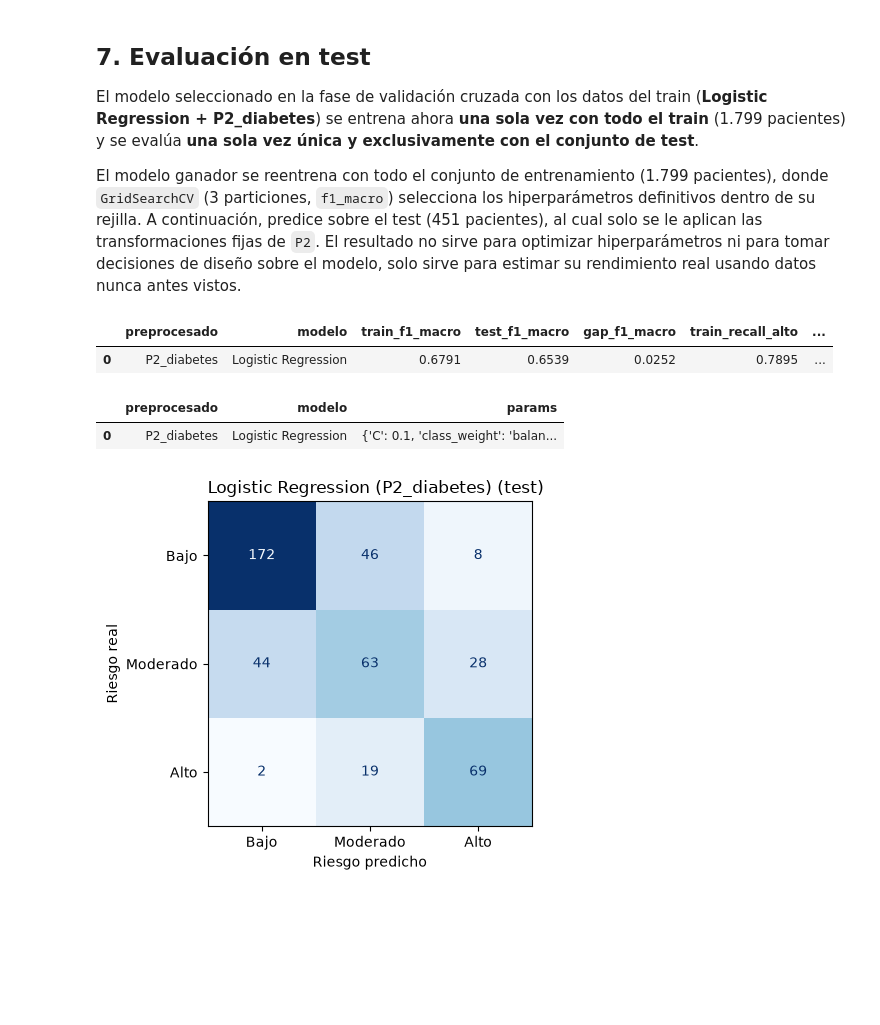
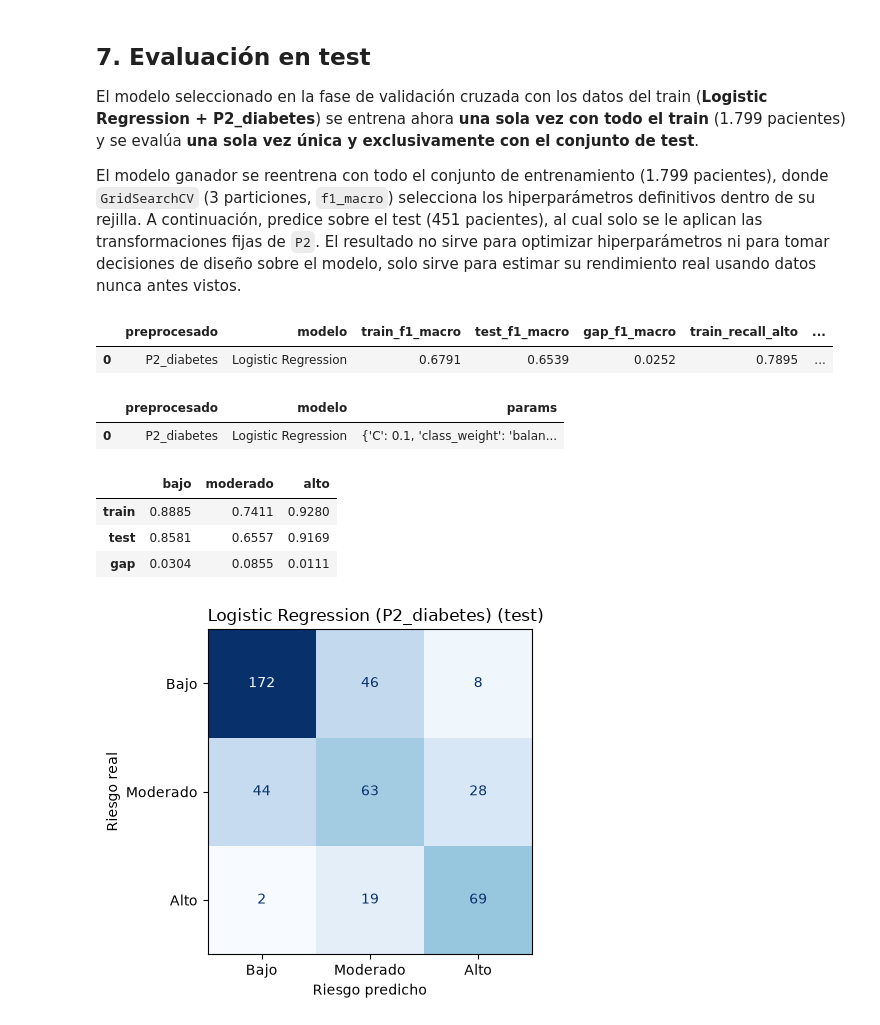
Before and after one commit to madalenointhemorning/MachineLearningUMU, a Jupyter notebook: notebooks/02_preprocesamiento_y_modelado.ipynb, the cells around one changed output. Drawn from its saved outputs; the diff is of its cells as text; code cells hidden in the pictures; blank space fills up the shorter version.

Commit message:
Añadido gap de ROC-AUC y estudio al final que lo relaciona con las clases

```diff
--- a/notebooks/02_preprocesamiento_y_modelado.ipynb
+++ b/notebooks/02_preprocesamiento_y_modelado.ipynb
@@ -1839,22 +1877,35 @@ def evaluar_test(preprocesado, nombre_mod, estimador, rejilla):
     fila = {"preprocesado": preprocesado, "modelo": nombre_mod, **m_tr, **m_te,
             "gap_f1_macro": m_tr["train_f1_macro"] - m_te["test_f1_macro"],
             "gap_recall_alto": m_tr["train_recall_alto"] - m_te["test_recall_alto"],
+            "gap_auc": m_tr["train_auc"] - m_te["test_auc"],
             "params": str({k.replace("modelo__", ""): v for k, v in busqueda.best_params_.items()})}
+    # AUC de cada clase (uno contra resto) en train y test, para ver qué clase separa peor el modelo
+    for conjunto, X_c, y_c in [("train", X_tr, y_tr), ("test", X_te, y_te)]:
+        s_c = puntuaciones_modelo(busqueda, X_c)
+        for k, nombre in enumerate(["bajo", "moderado", "alto"]):
+            fila[f"{conjunto}_auc_{nombre}"] = roc_auc_score(np.asarray(y_c) == k, s_c[:, k])
     return fila, confusion_matrix(y_te, pred_te), classification_report(y_te, pred_te, digits=3)
 # %%
 fila, cm, informe = evaluar_test(GANADOR["preprocesado"], GANADOR["modelo"], GANADOR["estimador"], GANADOR["rejilla"])
 
 resultados_test = pd.DataFrame([fila])
 columnas = ["preprocesado", "modelo", "train_f1_macro", "test_f1_macro", "gap_f1_macro",
-            "train_recall_alto", "test_recall_alto", "gap_recall_alto", "train_auc", "test_auc"]
+            "train_recall_alto", "test_recall_alto", "gap_recall_alto", "train_auc", "test_auc", "gap_auc"]
 with pd.option_context("display.max_colwidth", None):
     display(resultados_test[columnas].round(4))
     display(resultados_test[["preprocesado", "modelo", "params"]])
+    # AUC uno contra resto de cada clase en train y test, con su gap
+    display(pd.DataFrame({c: [fila[f"train_auc_{c}"], fila[f"test_auc_{c}"], fila[f"train_auc_{c}"] - fila[f"test_auc_{c}"]]
+                          for c in ["bajo", "moderado", "alto"]}, index=["train", "test", "gap"]).round(4))
 # %% [output]
 |  | preprocesado | modelo | train_f1_macro | test_f1_macro | gap_f1_macro | train_recall_alto | ... |
 | 0 | P2_diabetes | Logistic Regression | 0.6791 | 0.6539 | 0.0252 | 0.7895 | ... |
 |  | preprocesado | modelo | params |
 | 0 | P2_diabetes | Logistic Regression | {'C': 0.1, 'class_weight': 'balan... |
+|  | bajo | moderado | alto |
+| train | 0.8885 | 0.7411 | 0.9280 |
+| test | 0.8581 | 0.6557 | 0.9169 |
+| gap | 0.0304 | 0.0855 | 0.0111 |
 # %%
 # Matriz de confusión del modelo ganador
 
```
Also changed, not shown: parts of 15 cells of this notebook, 2 other files.
